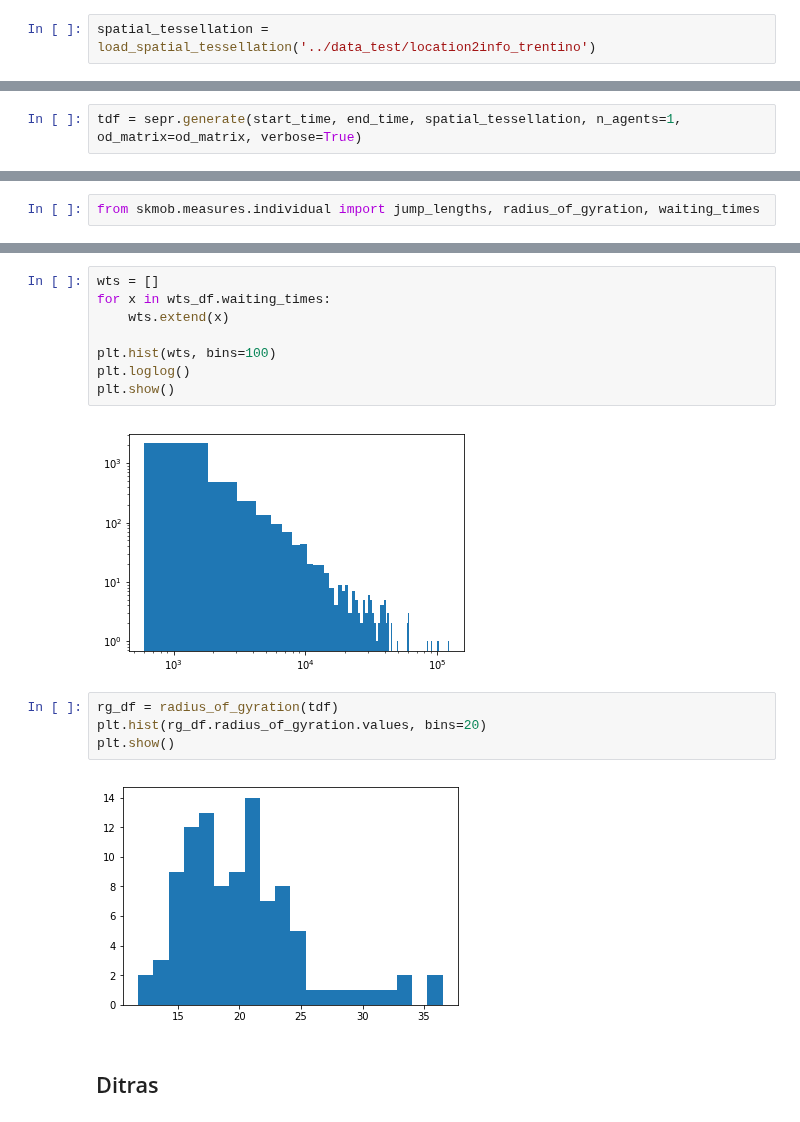
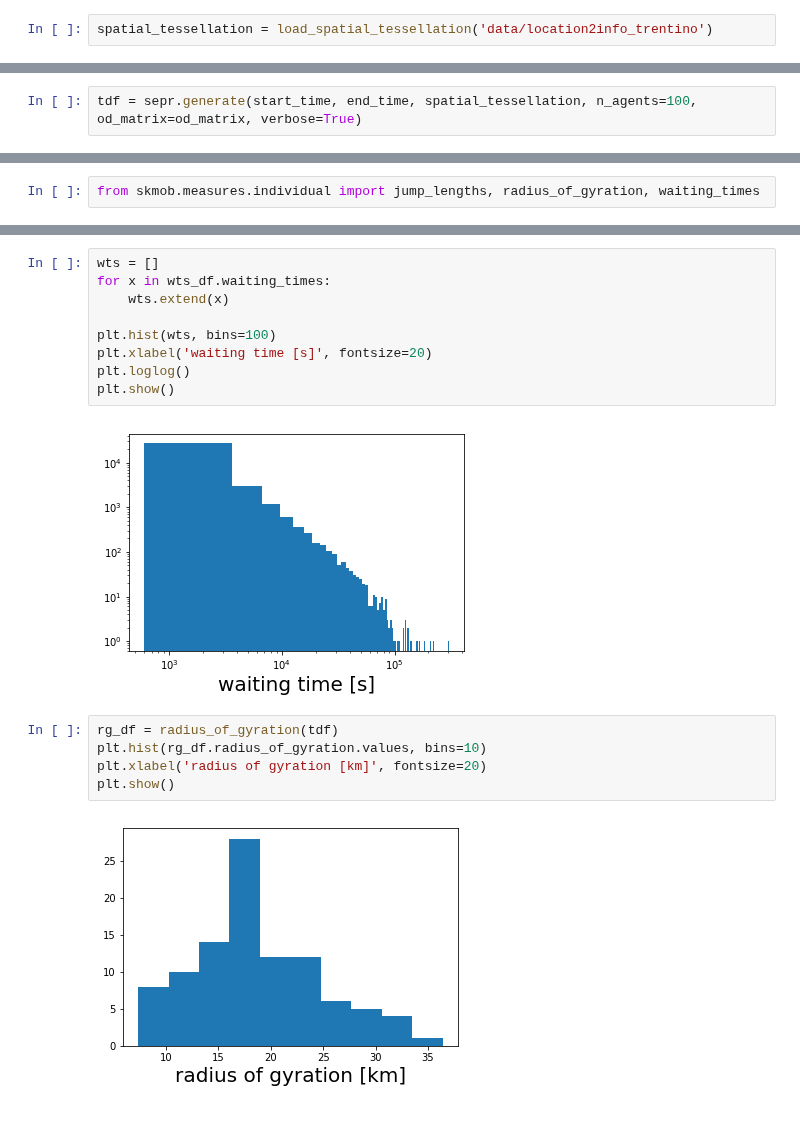
Before and after one commit to scikit-mobility/scikit-mobility, a Jupyter notebook: tutorial/3_trajectory_models_skmob_tutorial.ipynb, the cells around one changed output, grey strips where cells are left out. Drawn from its saved outputs; the diff is of its cells as text.

```diff
--- a/tutorial/3_trajectory_models_skmob_tutorial.ipynb
+++ b/tutorial/3_trajectory_models_skmob_tutorial.ipynb
@@ -27,11 +26,11 @@ from skmob.models.epr import load_spatial_tessellation, compute_od_matrix
 start_time, end_time = pd.to_datetime('2019/01/01 08:00:00'), pd.to_datetime('2019/01/14 08:00:00')
 sepr = DensityEPR()
 # %%
-spatial_tessellation = load_spatial_tessellation('../data_test/location2info_trentino')
+spatial_tessellation = load_spatial_tessellation('data/location2info_trentino')
 # %%
 od_matrix = compute_od_matrix(spatial_tessellation, use_relevance=True)
 # %%
-tdf = sepr.generate(start_time, end_time, spatial_tessellation, n_agents=1, od_matrix=od_matrix, verbose=True)
+tdf = sepr.generate(start_time, end_time, spatial_tessellation, n_agents=100, od_matrix=od_matrix, verbose=True)
 # %%
 tdf.parameters
 # %% [output]
@@ -130,15 +127,15 @@ for x in wts_df.waiting_times:
     wts.extend(x)
 
 plt.hist(wts, bins=100)
+plt.xlabel('waiting time [s]', fontsize=20)
 plt.loglog()
 plt.show()
 # %% [output]
-[figure, old version]
+[figure, new version]
 # %%
 rg_df = radius_of_gyration(tdf)
-plt.hist(rg_df.radius_of_gyration.values, bins=20)
+plt.hist(rg_df.radius_of_gyration.values, bins=10)
+plt.xlabel('radius of gyration [km]', fontsize=20)
 plt.show()
 # %% [output]
-[figure, old version]
+[figure, new version]
-# %% [markdown]
-## Ditras
```
Also changed, not shown: parts of 41 cells of this notebook.
